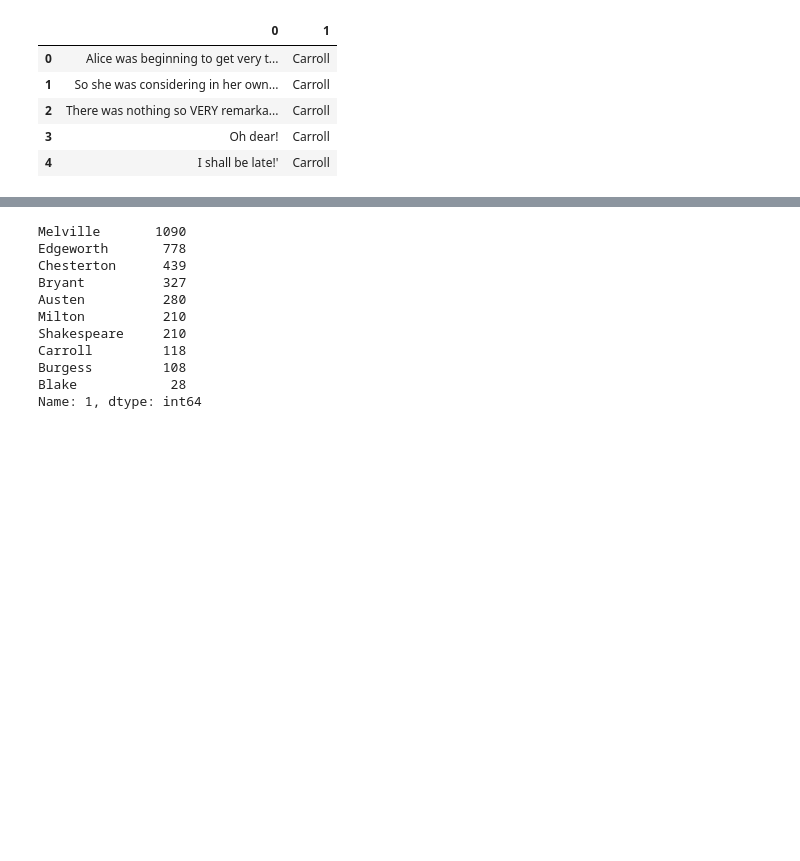
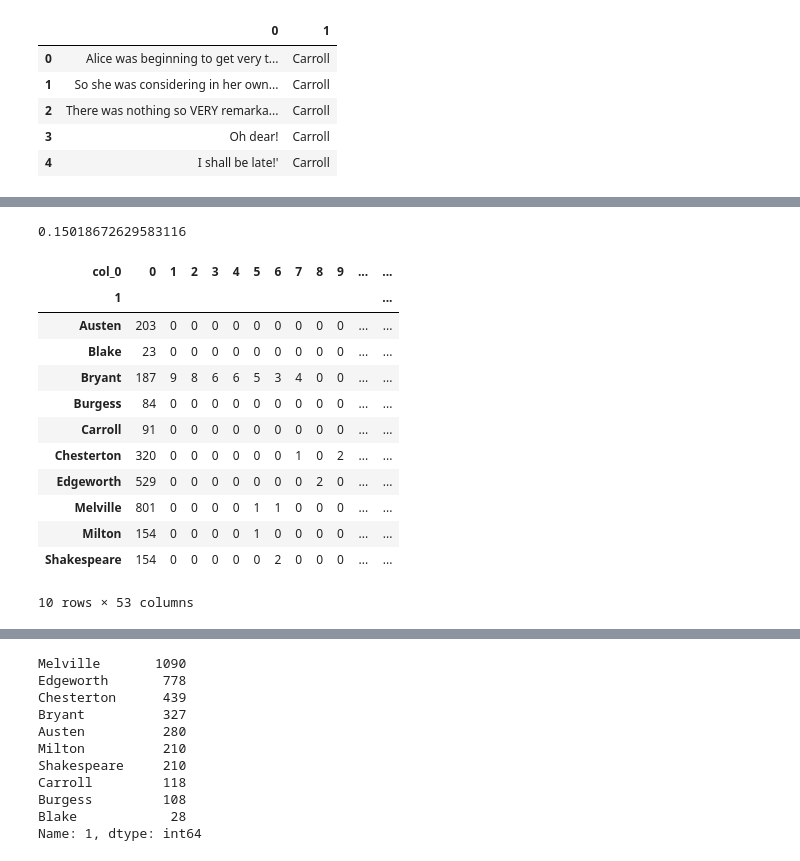
Before and after one commit to vivekpadia70/thinkful-data-science, a Jupyter notebook: Unit 4 Capstone 4.5.1.ipynb, the cells around one changed output, grey strips where cells are left out. Drawn from its saved outputs; the diff is of its cells as text; code cells hidden in the pictures; blank space fills up the shorter version.

```diff
--- a/Unit 4 Capstone 4.5.1.ipynb
+++ b/Unit 4 Capstone 4.5.1.ipynb
@@ -171,0 +155,9 @@ From cross tab poems from Blake is least identified in our clustering model. So
+# %%
+X = sentences[0]
+Y = sentences[1]
+X_train, X_test, Y_train, Y_test = train_test_split(X, Y, test_size=0.25, random_state=44)
+# %%
+# making a tfidf vector for converting text data into numerical form
+cluster_vectorizer = TfidfVectorizer()
+X_cluster = cluster_vectorizer.fit_transform(X_train).toarray()
+Y_cluster = Y_train
@@ -171,0 +217,9 @@ From cross tab poems from Blake is least identified in our clustering model. So
+# %%
+svd = TruncatedSVD(n_components=100, random_state=40)
+x_svd = svd.fit_transform(X_cluster)
+# %%
+kmeans_svd = KMeans(n_clusters=10)
+kmeans_svd.fit(x_svd)
+y_predict = kmeans_svd.predict(x_svd)
+print(silhouette_score(x_svd, kmeans_svd.labels_))
+pd.crosstab(Y_cluster, y_predict)
@@ -171,0 +240,21 @@ From cross tab poems from Blake is least identified in our clustering model. So
+# %%
+meanshift_svd = MeanShift()
+meanshift_svd.fit(x_svd)
+print(silhouette_score(x_svd, meanshift_svd.labels_))
+y_pred = meanshift_svd.predict(x_svd)
+pd.crosstab(Y_cluster, y_pred)
+# %% [output]
+0.15018672629583116
+| col_0 | 0 | 1 | 2 | 3 | 4 | 5 | 6 | 7 | 8 | 9 | ... | ... |
+| 1 |  |  |  |  |  |  |  |  |  |  |  | ... |
+| Austen | 203 | 0 | 0 | 0 | 0 | 0 | 0 | 0 | 0 | 0 | ... | ... |
+| Blake | 23 | 0 | 0 | 0 | 0 | 0 | 0 | 0 | 0 | 0 | ... | ... |
+| Bryant | 187 | 9 | 8 | 6 | 6 | 5 | 3 | 4 | 0 | 0 | ... | ... |
+| Burgess | 84 | 0 | 0 | 0 | 0 | 0 | 0 | 0 | 0 | 0 | ... | ... |
+| Carroll | 91 | 0 | 0 | 0 | 0 | 0 | 0 | 0 | 0 | 0 | ... | ... |
+| Chesterton | 320 | 0 | 0 | 0 | 0 | 0 | 0 | 1 | 0 | 2 | ... | ... |
+| Edgeworth | 529 | 0 | 0 | 0 | 0 | 0 | 0 | 0 | 2 | 0 | ... | ... |
+| Melville | 801 | 0 | 0 | 0 | 0 | 1 | 1 | 0 | 0 | 0 | ... | ... |
+| Milton | 154 | 0 | 0 | 0 | 0 | 1 | 0 | 0 | 0 | 0 | ... | ... |
+| Shakespeare | 154 | 0 | 0 | 0 | 0 | 0 | 2 | 0 | 0 | 0 | ... | ... |
+10 rows × 53 columns
```
Also changed, not shown: parts of 58 cells of this notebook, 1 other file.
